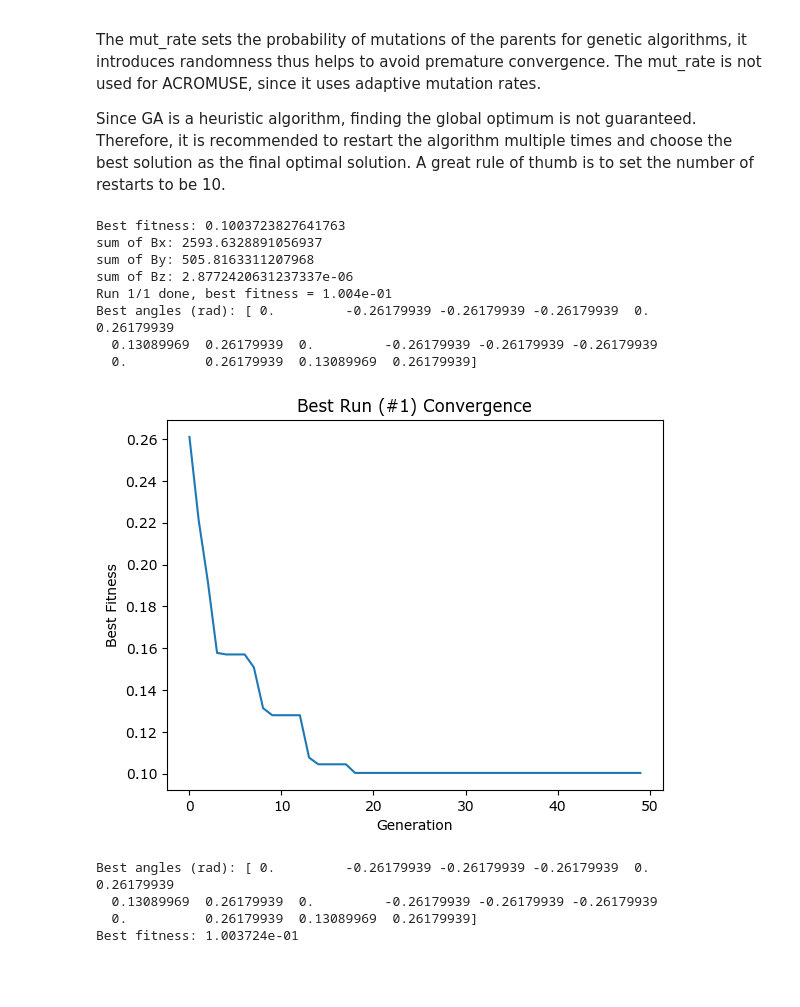
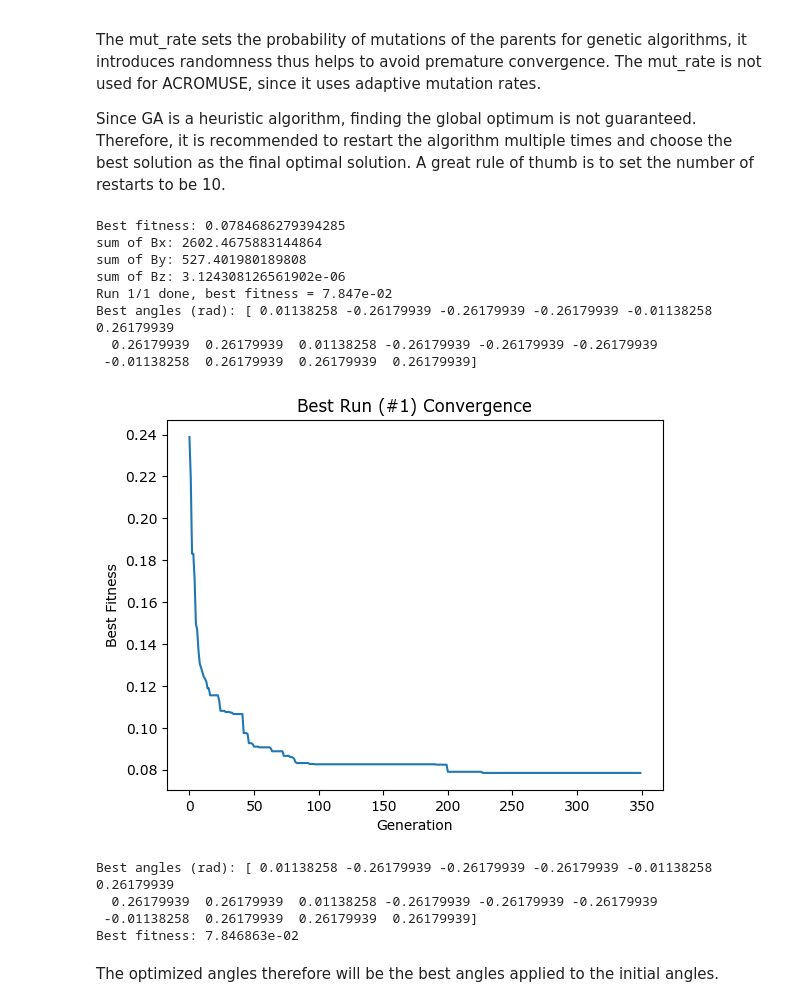
Before and after one commit to palmainczeffy/magoptlib, a Jupyter notebook: example.ipynb, the cells around one changed output. Cells and saved outputs as stored; diff of their text form; code cells hidden in the pictures; blank space fills up the shorter version.

```diff
--- a/example.ipynb
+++ b/example.ipynb
@@ -100,7 +101,7 @@ The ACROMUSE algorithm uses an adaptive tournament selection, which changes the
 First, the set of possible angles has to be given that the algorithm can choose from. Naturally, the more possible angles to choose from, the more possible combinations, which we have to take into account when setting the max number of iterations.
 # %%
 # Give the possible angles the algorithm can choose from
-possible_angles_cpu = np.linspace(-15*np.pi/180, 15*np.pi/180, 5, dtype=np.float64)
+possible_angles_cpu = np.linspace(-15*np.pi/180, 15*np.pi/180, 24, dtype=np.float64)
 possible_angles_gpu = cp.asarray(possible_angles_cpu, dtype=cp.float64)  # Convert to cp array
 # %% [markdown]
 Before starting the algorithm, a few parameters have to be set. The population size sets the number of individuals in a generation, i.e. sets the number of potential solutions examined in one iteration. Choosing a too big number could result in performance issues in parallel execution, depending on the specific GPU memory.
@@ -112,8 +113,8 @@ The mut_rate sets the probability of mutations of the parents for genetic algori
 Since GA is a heuristic algorithm, finding the global optimum is not guaranteed. Therefore, it is recommended to restart the algorithm multiple times and choose the best solution as the final optimal solution. A great rule of thumb is to set the number of restarts to be 10.
 # %%
 # GA parameters
-pop_size   = 100
-num_gens   = 50
+pop_size   = 600
+num_gens   = 350
 mut_rate   = 0.3
 
 # Penalty multiplier for By and Bz
@@ -145,43 +146,45 @@ for run in range(n_restarts):
         positions_cpu,
         init_orientations_gpu,
         l_values, m_values,
         sh_coeff_X, sh_coeff_Y, sh_coeff_Z, points_of_interest,
         possible_angles_cpu,
         population_size=pop_size,
         generations=num_gens,
         mutation_rate=mut_rate,
         objective='homogeneity', # homogeneity or maxBx
         parent_selection='ACROMUSE_adaptive',
         alpha=alpha
     )
     print(f"Run {run+1}/{n_restarts} done, best fitness = {best_fitness[run]:.3e}")
     print(f"Best angles (rad): {best_angles[run]}")
 
 best_run = np.argmin(best_fitness) # min fitness wins
 # best_run = np.argmax(best_fitness) # max fitness wins
 
 
 # Plot the results
 plt.plot(fitness_history[best_run])
 plt.xlabel("Generation")
 plt.ylabel("Best Fitness")
 plt.title(f"Best Run (#{best_run+1}) Convergence")
 plt.show()
 
 # Print the best angles and best fitness values
 print("Best angles (rad):", best_angles[best_run])
 print(f"Best fitness: {best_fitness[best_run]:.6e}")
 # %% [output]
-Best fitness: 0.1003723827641763
-sum of Bx: 2593.6328891056937
-sum of By: 505.8163311207968
-sum of Bz: 2.8772420631237337e-06
-Run 1/1 done, best fitness = 1.004e-01
-Best angles (rad): [ 0.         -0.26179939 -0.26179939 -0.26179939  0.          0.26179939
-  0.13089969  0.26179939  0.         -0.26179939 -0.26179939 -0.26179939
-  0.          0.26179939  0.13089969  0.26179939]
+Best fitness: 0.0784686279394285
+sum of Bx: 2602.4675883144864
+sum of By: 527.401980189808
+sum of Bz: 3.124308126561902e-06
+Run 1/1 done, best fitness = 7.847e-02
+Best angles (rad): [ 0.01138258 -0.26179939 -0.26179939 -0.26179939 -0.01138258  0.26179939
+  0.26179939  0.26179939  0.01138258 -0.26179939 -0.26179939 -0.26179939
+ -0.01138258  0.26179939  0.26179939  0.26179939]
-[figure, old version]
+[figure, new version]
-Best angles (rad): [ 0.         -0.26179939 -0.26179939 -0.26179939  0.          0.26179939
-  0.13089969  0.26179939  0.         -0.26179939 -0.26179939 -0.26179939
-  0.          0.26179939  0.13089969  0.26179939]
-Best fitness: 1.003724e-01
+Best angles (rad): [ 0.01138258 -0.26179939 -0.26179939 -0.26179939 -0.01138258  0.26179939
+  0.26179939  0.26179939  0.01138258 -0.26179939 -0.26179939 -0.26179939
+ -0.01138258  0.26179939  0.26179939  0.26179939]
+Best fitness: 7.846863e-02
+# %% [markdown]
+The optimized angles therefore will be the best angles applied to the initial angles.
```
Also changed, not shown: parts of 8 cells of this notebook, 2 other files.
